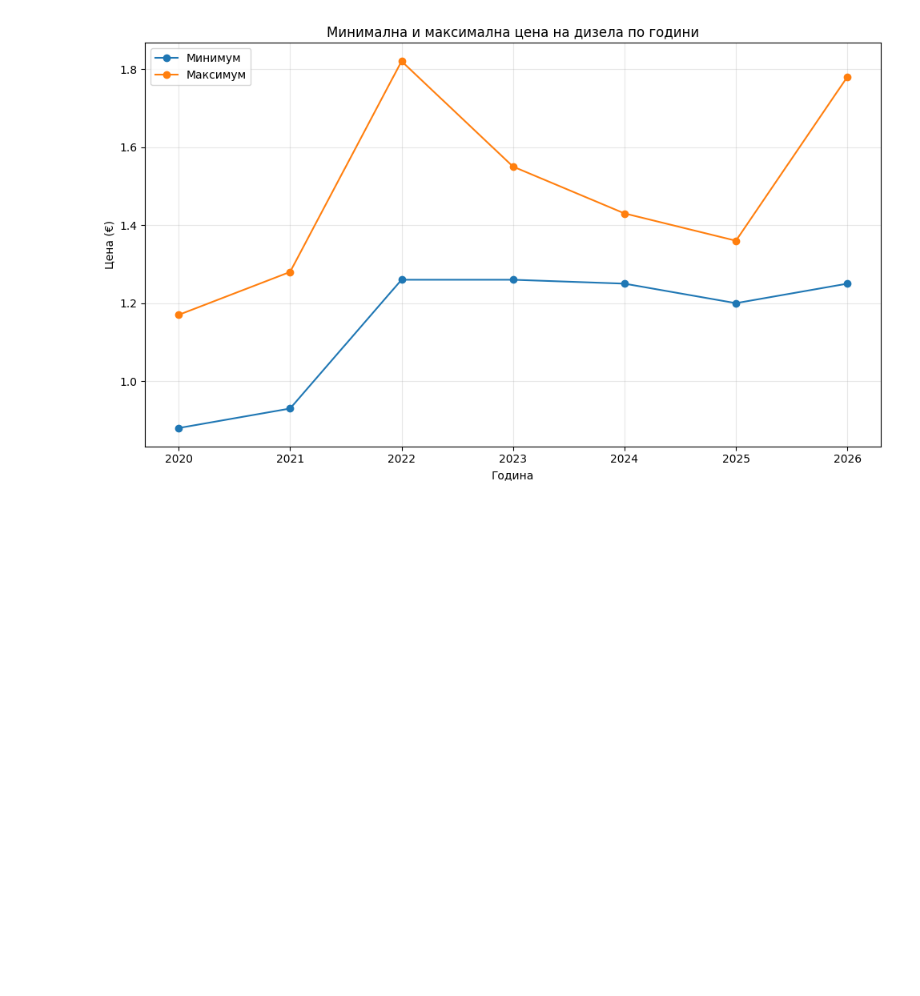
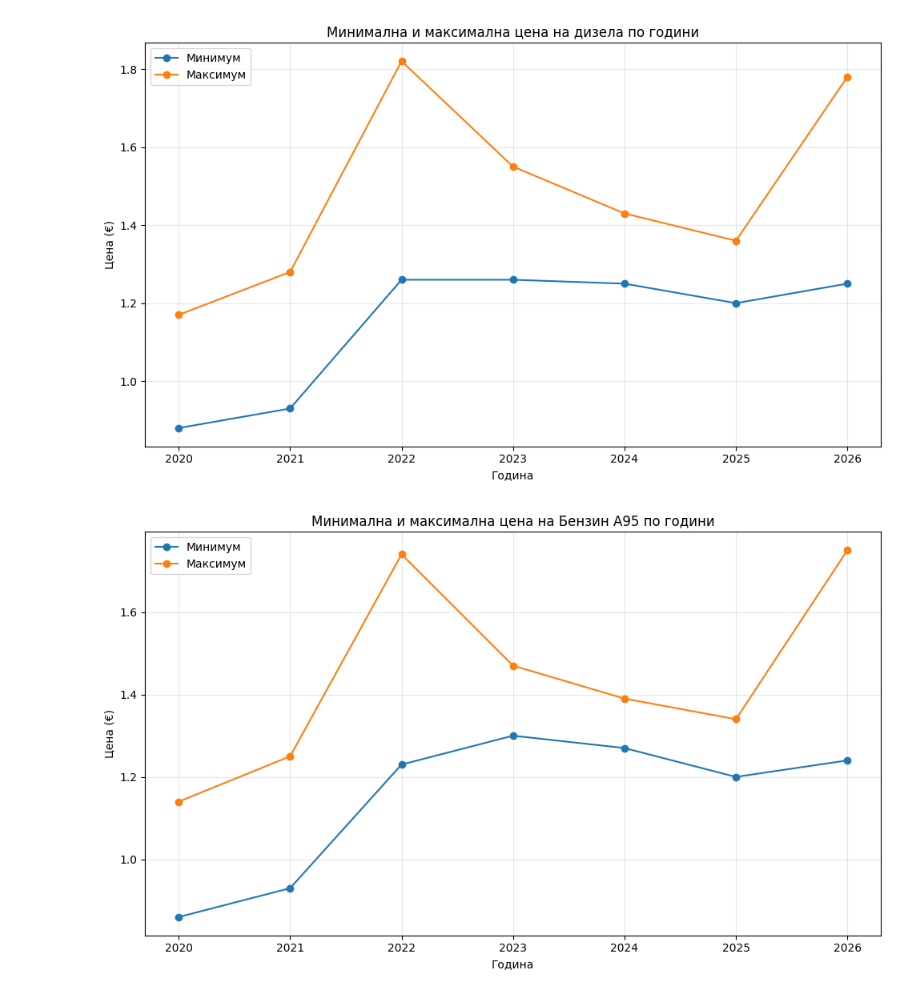
Before and after one commit to plamensve/fuel_sales, a Jupyter notebook: notebooks/eda.ipynb, the cells around one changed output. Saved outputs shown, nothing was run; the diff lists cells and outputs as text; code cells hidden in the pictures; blank space fills up the shorter version.

```diff
--- a/notebooks/eda.ipynb
+++ b/notebooks/eda.ipynb
@@ -222,3 +203,22 @@ plt.tight_layout()
 plt.show()
 # %% [output]
 [figure]
+# %%
+yearly_min = data.groupby("year")["Бензин A95"].min()
+yearly_max = data.groupby("year")["Бензин A95"].max()
+
+plt.figure(figsize=(10,6))
+
+plt.plot(yearly_min.index, yearly_min.values, marker="o", label="Минимум")
+plt.plot(yearly_max.index, yearly_max.values, marker="o", label="Максимум")
+
+plt.title("Минимална и максимална цена на Бензин A95 по години")
+plt.xlabel("Година")
+plt.ylabel("Цена (€)")
+plt.legend()
+plt.grid(alpha=0.3)
+
+plt.tight_layout()
+plt.show()
+# %% [output]
+[figure, added]
```
Also changed, not shown: parts of 2 cells of this notebook.
